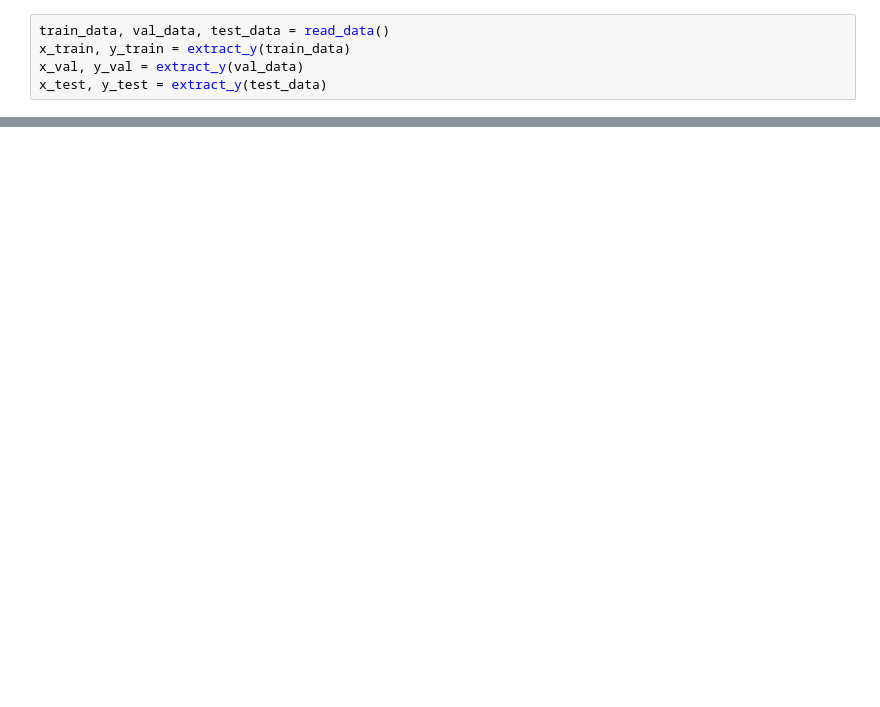
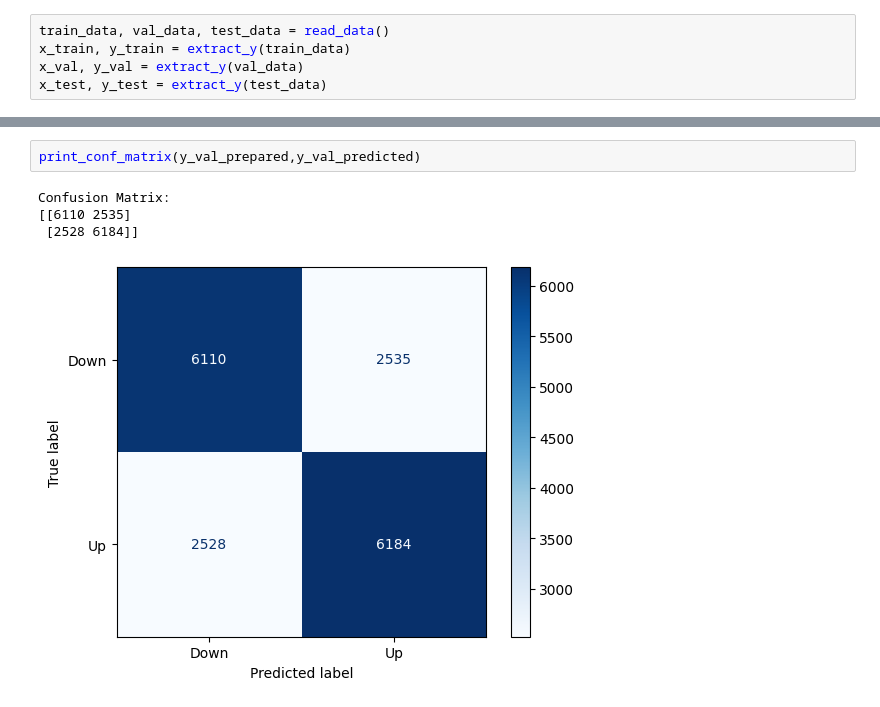
Before and after one commit to DorAgababa/TradingBotAI, a Jupyter notebook: model_type_a.ipynb, the cells around one changed output, grey strips where cells are left out. Cells and saved outputs as stored; diff of their text form; blank space fills up the shorter version.

```diff
--- a/model_type_a.ipynb
+++ b/model_type_a.ipynb
@@ -367,0 +546,7 @@ plot_errors(train_loss, val_loss, train_mae, val_mae , title_prefix='Model Perfo
+# %%
+print_conf_matrix(y_val_prepared,y_val_predicted)
+# %% [output]
+Confusion Matrix:
+[[6110 2535]
+ [2528 6184]]
+[figure, added]
```
Also changed, not shown: parts of 16 cells of this notebook.
